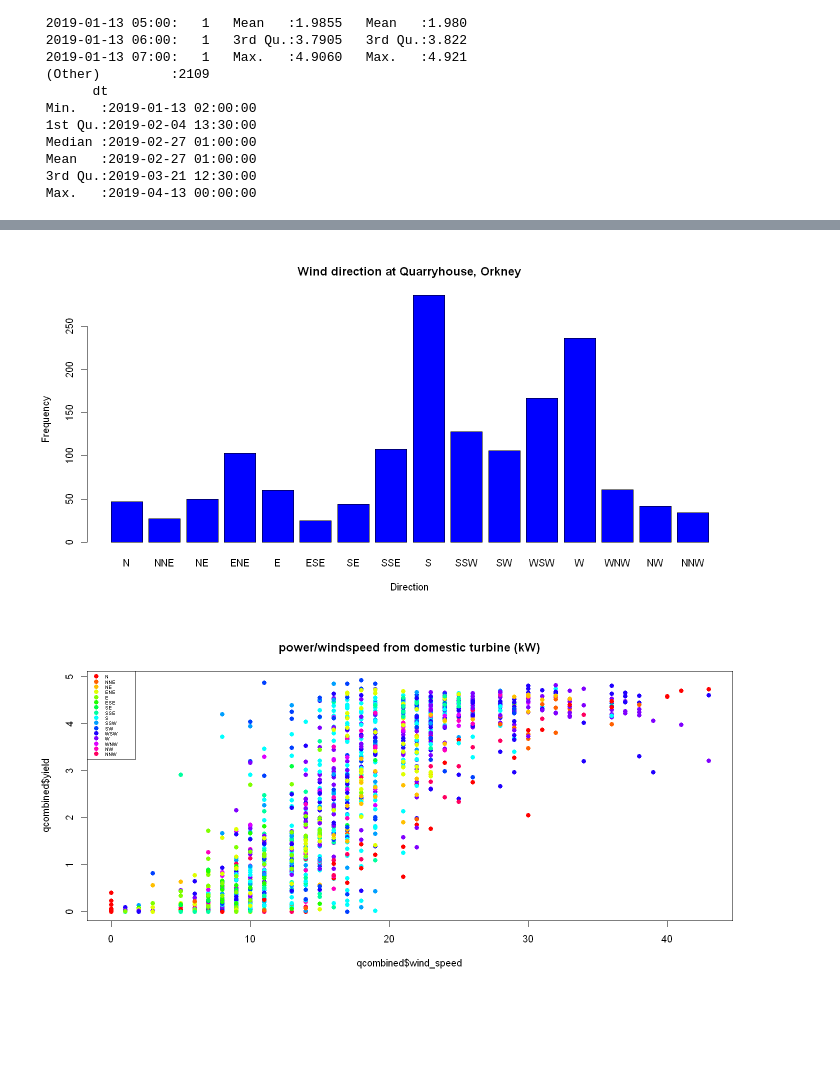
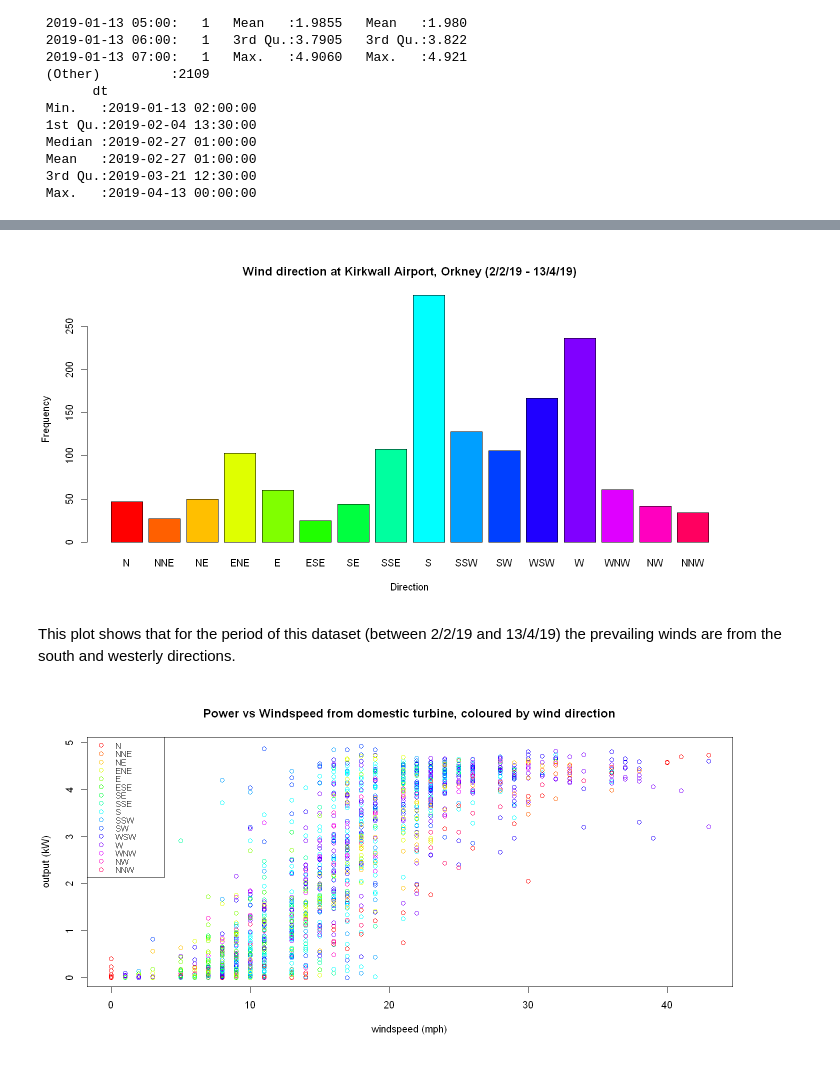
Before and after one commit to srendall91/orkney-electricity, a Jupyter notebook: quarryhouse_weather_combine/quarryhouse.ipynb, the cells around one changed output, grey strips where cells are left out. Drawn from its saved outputs; the diff is of its cells as text; code cells hidden in the pictures; blank space fills up the shorter version.

```diff
--- a/quarryhouse_weather_combine/quarryhouse.ipynb
+++ b/quarryhouse_weather_combine/quarryhouse.ipynb
@@ -142,21 +207,24 @@ A data.frame: 16 × 2
 # %%
-barplot(direction_freq$freq,
-        main = "Wind direction at Quarryhouse, Orkney",
+barplot(table(qcombined$wind_dir),
+        main = "Wind direction at Kirkwall Airport, Orkney (2/2/19 - 13/4/19)",
         xlab = "Direction",
         ylab = "Frequency",
-        names.arg= direction_freq$x,
-        col="blue"
+        col=rainbow(16)
+        #col="blue"
        )
 # %% [output]
-[figure, old version]
+[figure, new version]
+# %% [markdown]
+This plot shows that for the period of this dataset (between 2/2/19 and 13/4/19) the prevailing winds are from the south and westerly directions.
 # %%
-library("colorspace")
 directions <- c("N","NNE","NE","ENE","E","ESE","SE","SSE","S","SSW","SW","WSW","W","WNW","NW","NNW")
-colours <- c(rainbow_hcl(16))
 colours <- rainbow(16)
 dircolour <- setNames(as.list(colours), directions)
-#colours <-c(factor(qcombined$wind_dir, labels=rainbow_hcl(16)))
-plot(qcombined$wind_speed, qcombined$yield, main="power/windspeed from domestic turbine (kW)", col=as.character(dircolour[qcombined$wind_dir]), pch=16)
-legend("topleft", pch=16, col=rainbow(16), legend=directions, pt.cex=1, cex=0.5)
+plot(qcombined$wind_speed, qcombined$yield,
+     main="Power vs Windspeed from domestic turbine, coloured by wind direction",
+     xlab = "windspeed (mph)",
+     ylab = "output (kW)",
+     col=as.character(dircolour[qcombined$wind_dir]), pch=1)
+legend("topleft", pch=1, col=rainbow(16), legend=directions, pt.cex=1.0, cex=0.8)
 # %% [output]
-[figure, old version]
+[figure, new version]
```
Also changed, not shown: parts of 29 cells of this notebook, 1 other file.
